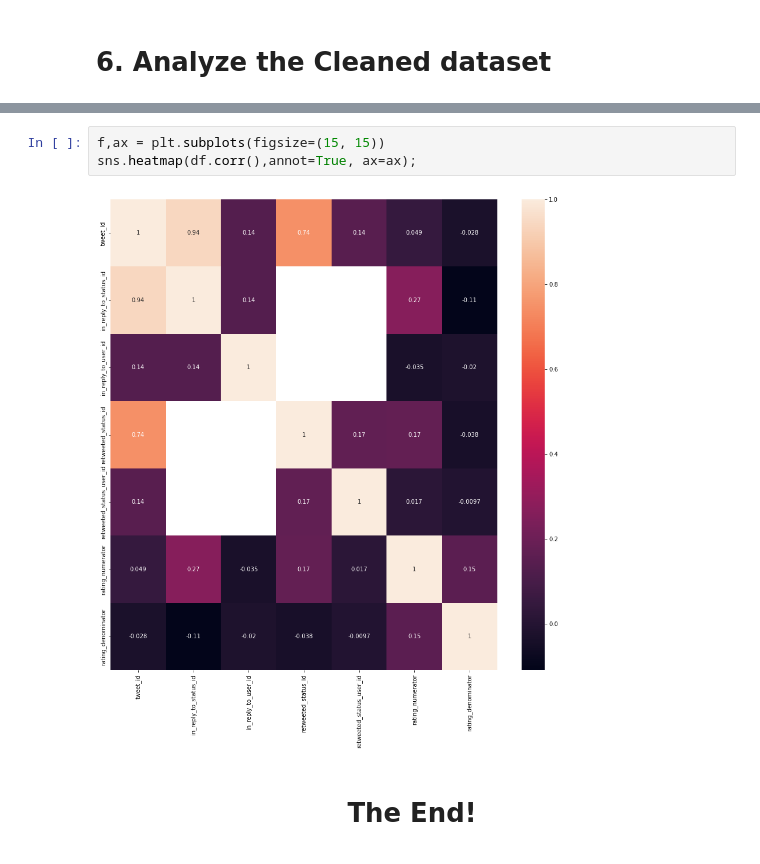
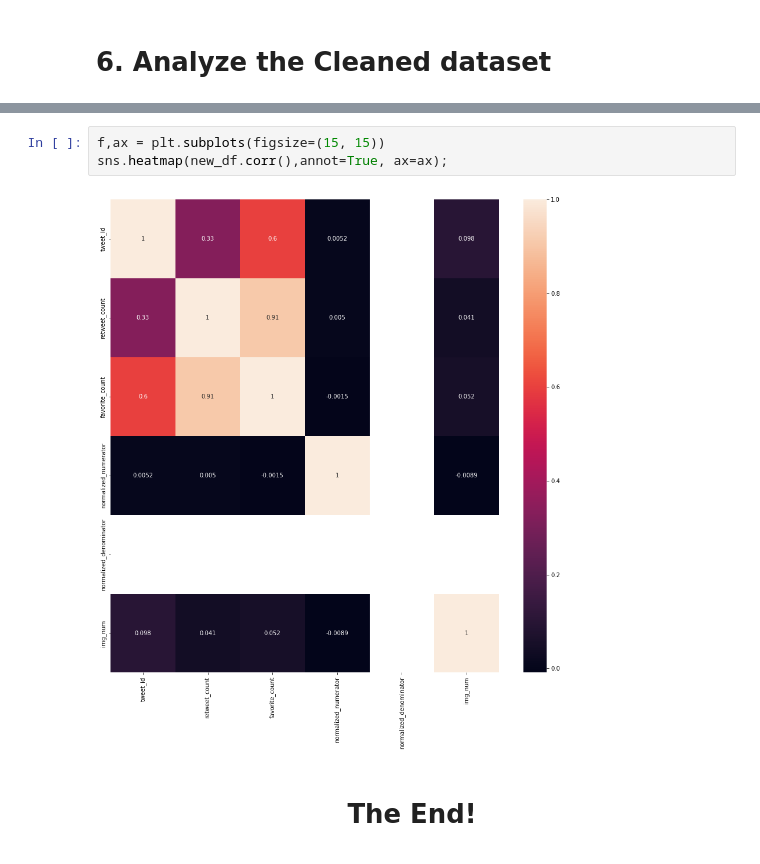
Before and after one commit to Manny-97/Udacity-Data-Analyst, a Jupyter notebook: data wrangle/wrangle_act.ipynb, the cells around one changed output, grey strips where cells are left out. Cells and saved outputs as stored; diff of their text form.

```diff
--- a/data wrangle/wrangle_act.ipynb
+++ b/data wrangle/wrangle_act.ipynb
@@ -870,7 +1492,7 @@ new_df.describe(include=object).T
 # %%
 f,ax = plt.subplots(figsize=(15, 15))
-sns.heatmap(df.corr(),annot=True, ax=ax);
+sns.heatmap(new_df.corr(),annot=True, ax=ax);
 # %% [output]
-[figure, old version]
+[figure, new version]
 # %% [markdown]
 # <p style="text-align: center;">The End!</p>
```
Also changed, not shown: parts of 137 cells of this notebook.
